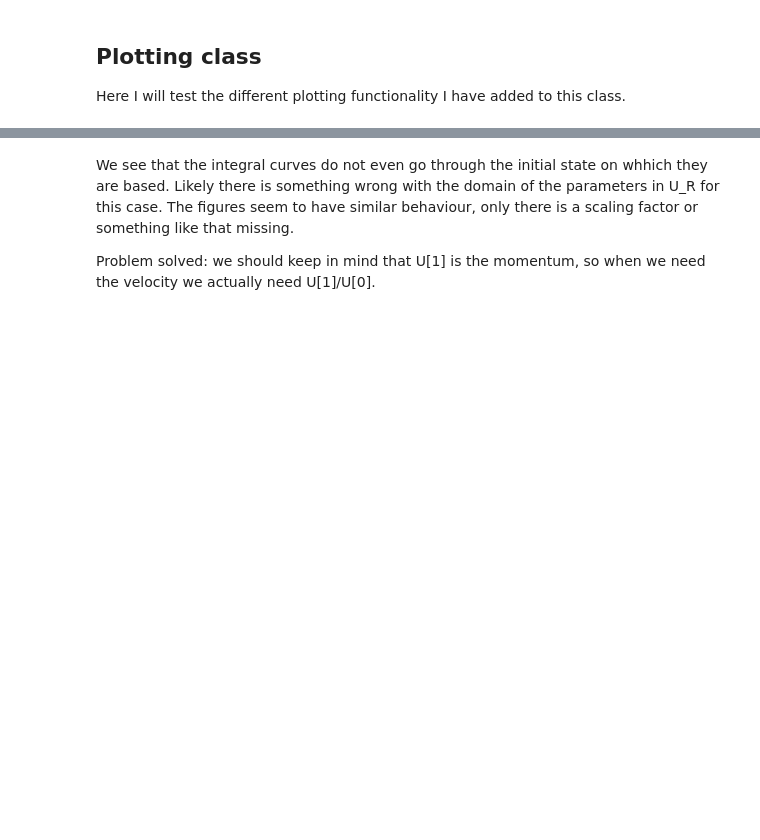
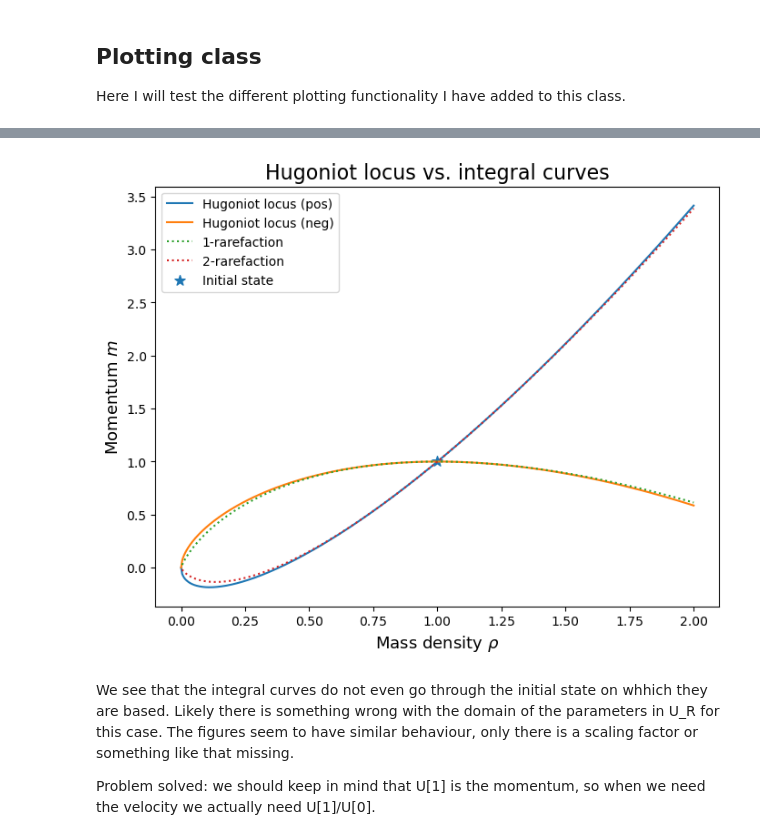
Before and after one commit to BertDepoorter/Individual_CMfAA, a Jupyter notebook: debugging.ipynb, the cells around one changed output, grey strips where cells are left out. Saved outputs shown, nothing was run; the diff lists cells and outputs as text; code cells hidden in the pictures; blank space fills up the shorter version.

```diff
--- a/debugging.ipynb
+++ b/debugging.ipynb
@@ -56,3 +82,8 @@ plots.plot_integral_curves(U_R, title='Integral curves Right')
+# %%
+plots.plot_integral_hugoniot(np.array([1,1]), title='Hugoniot locus vs. integral curves',
+                   name='integral_hugoniot')
+# %% [output]
+[figure, added]
 # %%
 plots.plot_integral_hugoniot(U_L,
                              title='Hugoniot locus vs. integral curve: Left',
```
Also changed, not shown: parts of 11 cells of this notebook, 4 other files.
